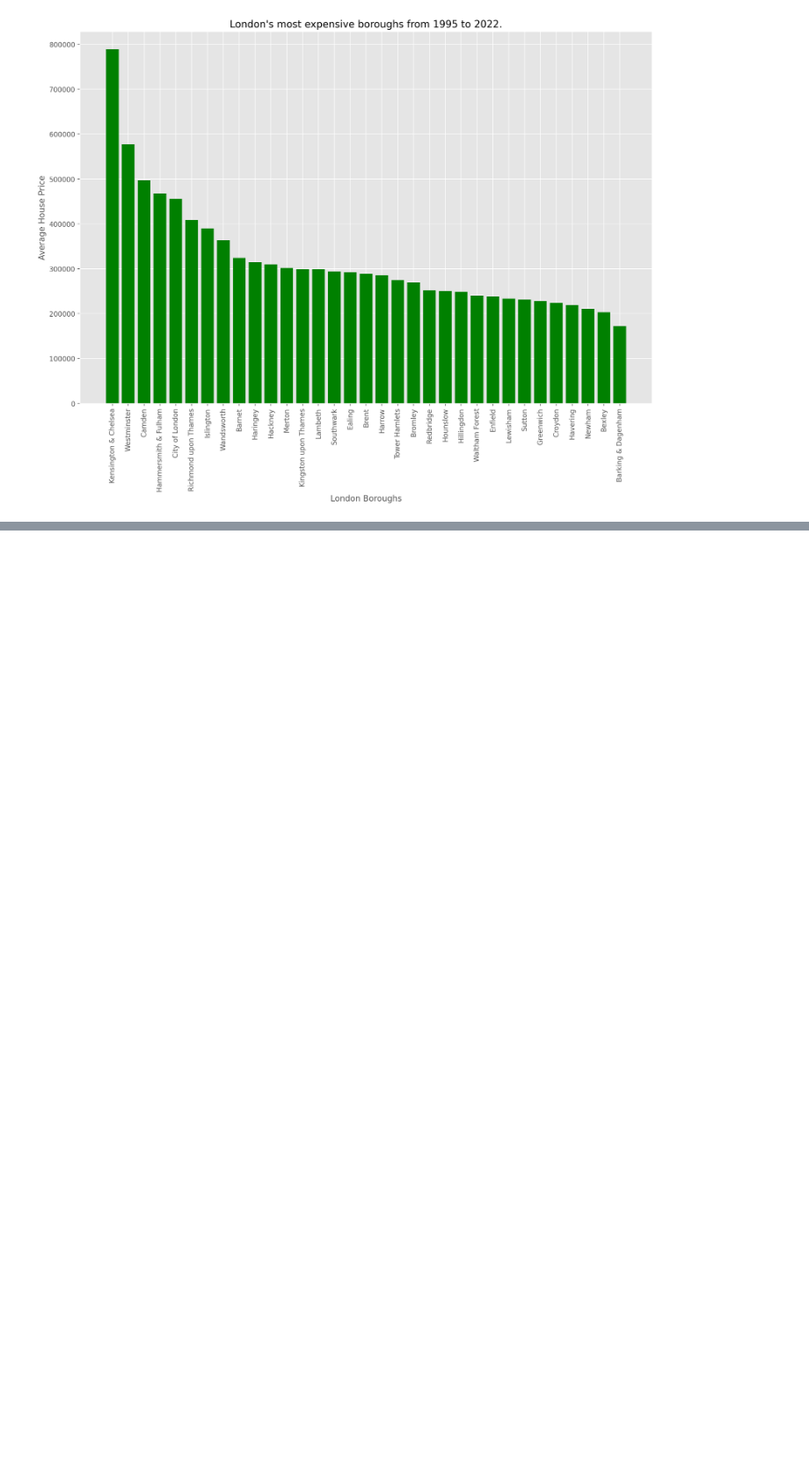
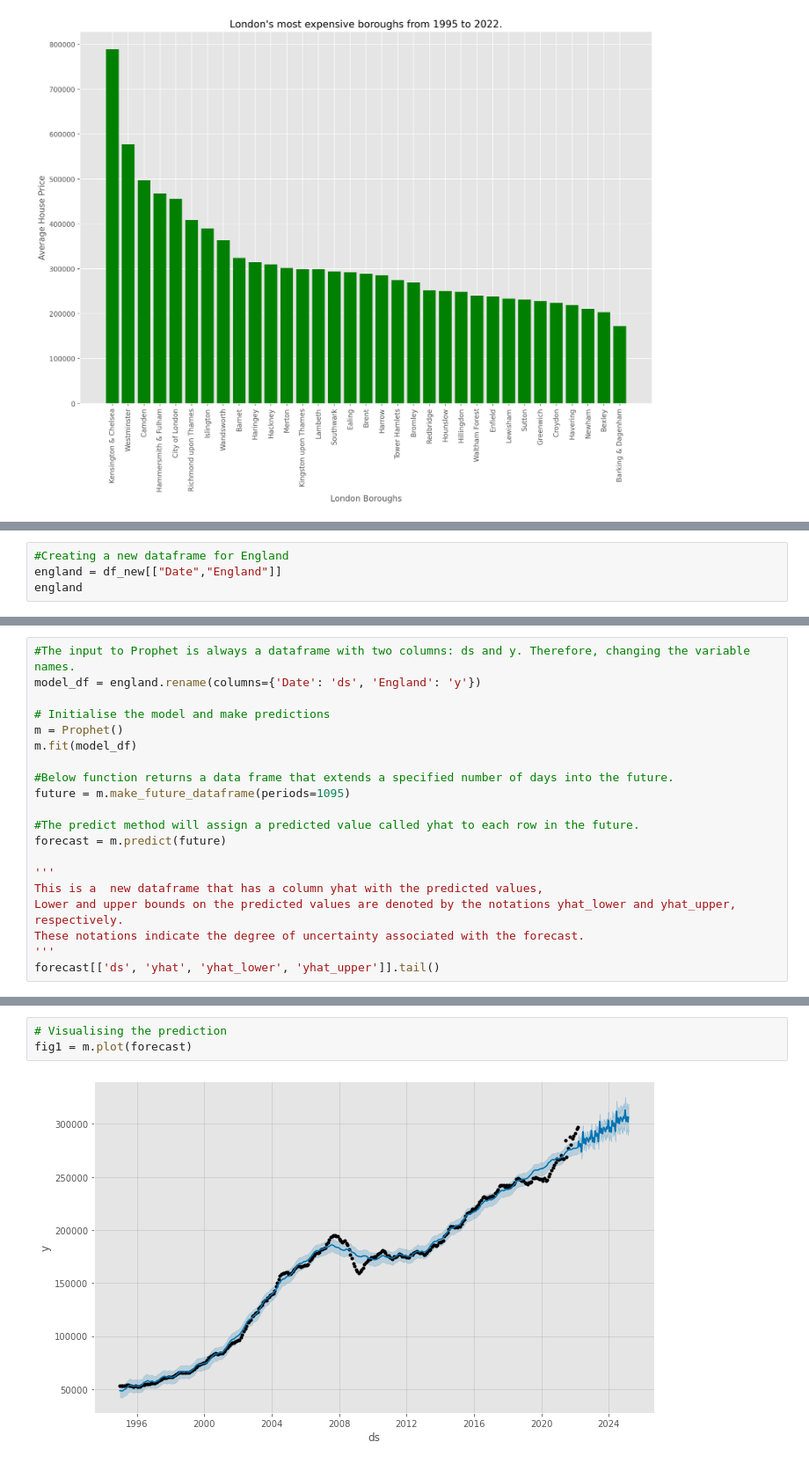
Before and after one commit to Ishwari-10/SDPA, a Jupyter notebook: Part 2/Re-sit part 2.ipynb, the cells around one changed output, grey strips where cells are left out. Shown at 88% size. Saved outputs shown, nothing was run; the diff lists cells and outputs as text; blank space fills up the shorter version.

```diff
--- a/Part 2/Re-sit part 2.ipynb
+++ b/Part 2/Re-sit part 2.ipynb
@@ -389,0 +415,4 @@ plt.show()
+# %%
+#Creating a new dataframe for England
+england = df_new[["Date","England"]]
+england
@@ -389,0 +435,20 @@ plt.show()
+# %%
+#The input to Prophet is always a dataframe with two columns: ds and y. Therefore, changing the variable names.
+model_df = england.rename(columns={'Date': 'ds', 'England': 'y'})
+
+# Initialise the model and make predictions
+m = Prophet()
+m.fit(model_df)
+
+#Below function returns a data frame that extends a specified number of days into the future.
+future = m.make_future_dataframe(periods=1095)
+
+#The predict method will assign a predicted value called yhat to each row in the future.
+forecast = m.predict(future)
+
+'''
+This is a  new dataframe that has a column yhat with the predicted values,
+Lower and upper bounds on the predicted values are denoted by the notations yhat_lower and yhat_upper, respectively.
+These notations indicate the degree of uncertainty associated with the forecast.
+'''
+forecast[['ds', 'yhat', 'yhat_lower', 'yhat_upper']].tail()
@@ -389,0 +464,5 @@ plt.show()
+# %%
+# Visualising the prediction
+fig1 = m.plot(forecast)
+# %% [output]
+[figure, added]
```
Also changed, not shown: parts of 25 cells of this notebook.
